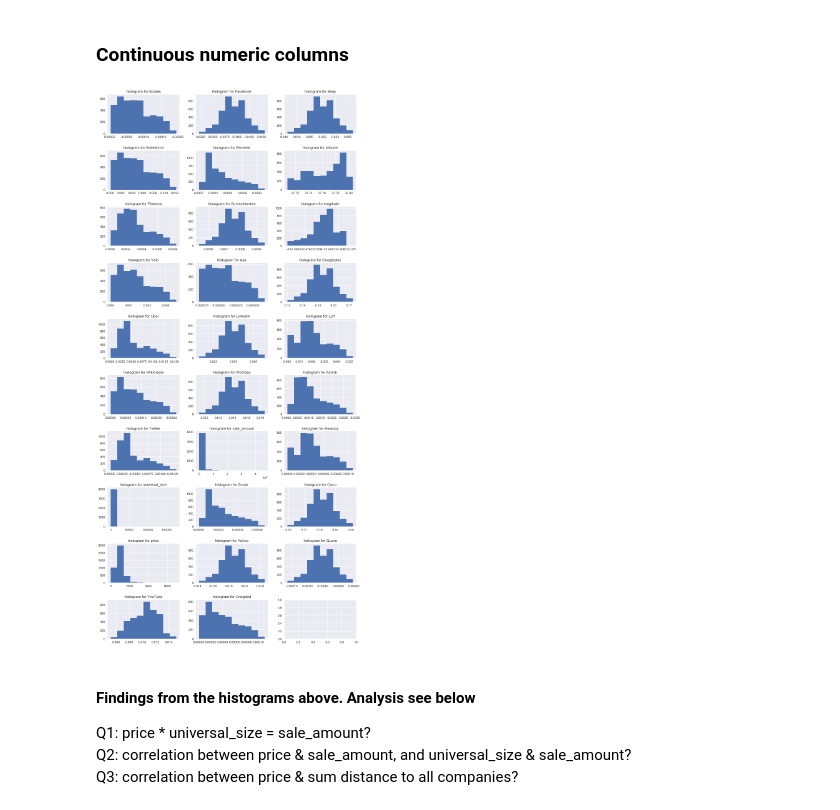
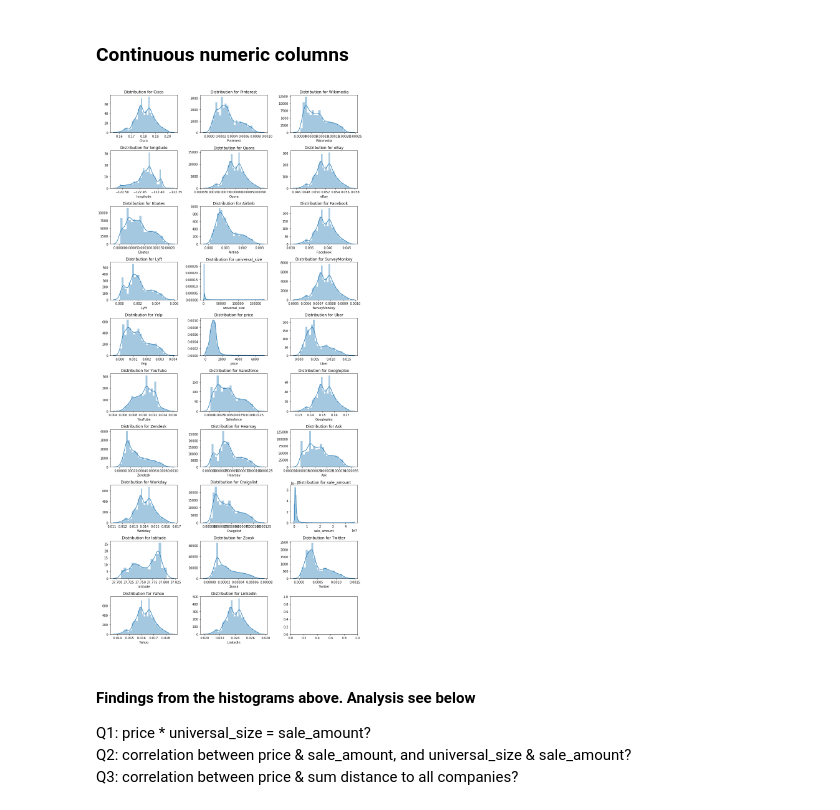
Before and after one commit to minyiliu/RealEstateValuePrediction, a Jupyter notebook: Real_Estate_DS_Pipeline.ipynb, the cells around one changed output. Cells and saved outputs as stored; diff of their text form; code cells hidden in the pictures.

```diff
--- a/Real_Estate_DS_Pipeline.ipynb
+++ b/Real_Estate_DS_Pipeline.ipynb
@@ -152,20 +153,26 @@ plt.ylabel('num_beds')
 # %% [markdown]
 ### Continuous numeric columns
 # %%
-num_numeric = len(numeric_cols)
-ncols = 3
-nrows = math.ceil(num_numeric/ncols)
-numeric_fig, numeric_axes = plt.subplots(ncols=ncols, nrows=nrows, figsize=(12,25))
-for row in range(nrows):
-    for col in range(ncols):
-        ax = numeric_axes[row][col]
-        idx = ncols * row + col
-        if idx < num_numeric:
-            ax.hist(init_df[numeric_cols[idx]])
-            ax.set_title('histogram for {}'.format(numeric_cols[idx]))
-plt.tight_layout()
+def draw_numeric_plot(init_df, numeric_columns,figsize):
+    num_numeric = len(numeric_cols)
+    ncols = 3
+    nrows = math.ceil(num_numeric/ncols)
+    numeric_fig, numeric_axes = plt.subplots(ncols=ncols, nrows=nrows, figsize=figsize)
+    for row in range(nrows):
+        for col in range(ncols):
+            ax = numeric_axes[row][col]
+            idx = ncols * row + col
+            if idx < num_numeric:
+                g=sns.distplot(init_df[numeric_cols[idx]], kde=True, label='skewness:%.2f' %
+                     init_df[numeric_cols[idx]].skew(), ax = numeric_axes[row][col])
+                plt.legend(loc='best', fontsize='large')
+    #             ax.hist(init_df[numeric_cols[idx]])
+                ax.set_title('Distribution for {}'.format(numeric_cols[idx]))
+    plt.tight_layout()
+
+draw_numeric_plot(init_df,num_numeric,(12,25))
 # %% [output]
-[figure, old version]
+[figure, new version]
 # %% [markdown]
 #### Findings from the histograms above. Analysis see below
 
```
Also changed, not shown: parts of 40 cells of this notebook.
